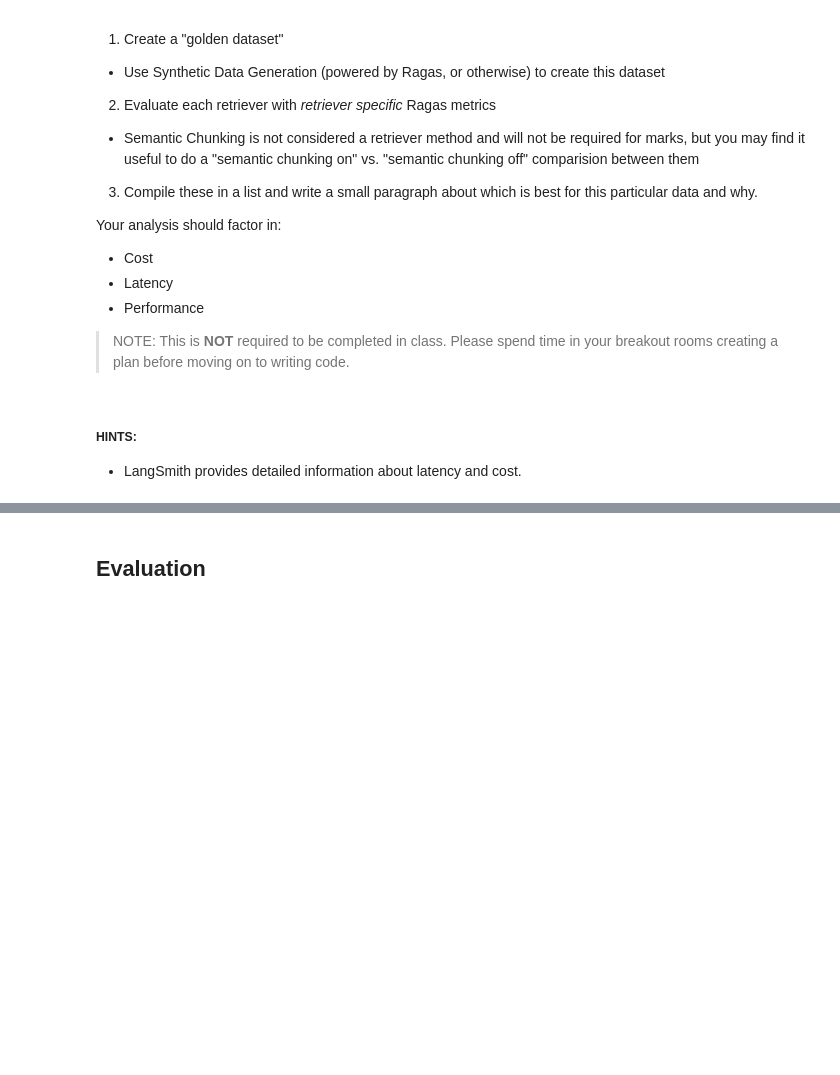
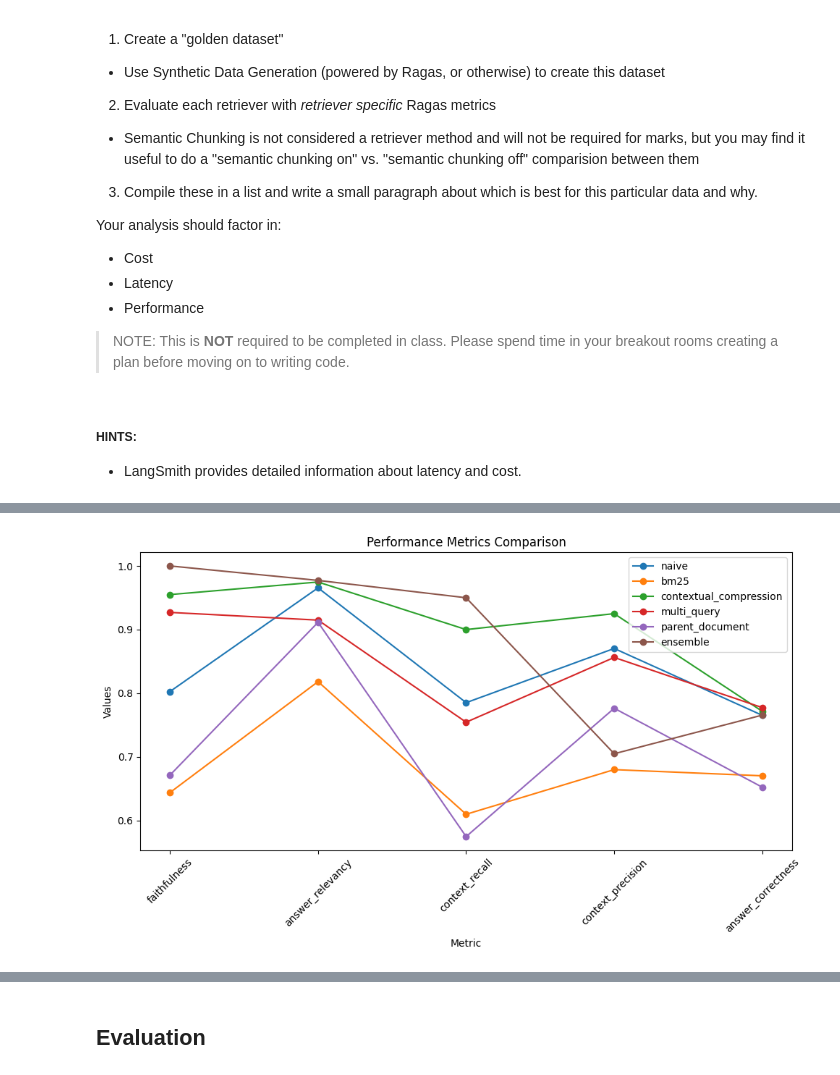
Before and after one commit to yinong0313/AIE4, a Jupyter notebook: Week 7/Day 2/Advanced_Retrieval_with_LangChain_Assignment.ipynb, the cells around one changed output, grey strips where cells are left out. Cells and saved outputs as stored; diff of their text form; code cells hidden in the pictures; blank space fills up the shorter version.

```diff
--- a/Week 7/Day 2/Advanced_Retrieval_with_LangChain_Assignment.ipynb
+++ b/Week 7/Day 2/Advanced_Retrieval_with_LangChain_Assignment.ipynb
@@ -601,0 +608,16 @@ print(documents[0].metadata)
+# %%
+import pandas as pd
+data = {
+    'Metric': ['faithfulness', 'answer_relevancy', 'context_recall', 'context_precision',
+               'answer_correctness','avg latency per run (s)','cost $ for total run (19 traces)'],
+    'naive': [0.802592, 0.965581, 0.785088, 0.870276, 0.765211, 1.63, 0.035147],
+    'bm25': [0.643797, 0.818162, 0.609649, 0.679825, 0.670134, 1.17, 0.0129795],
+    'contextual_compression': [0.955000, 0.974786, 0.900000, 0.925000, 0.771489, 1.88, 0.0116043],
+    'multi_query': [0.926984, 0.914887, 0.754386, 0.856171, 0.777324, 3.49, 0.045859],
+    'parent_document': [0.671199, 0.911416, 0.574561, 0.776316, 0.652208, 1.41, 0.007381],
+    'ensemble': [1.000000, 0.977313, 0.950000, 0.704824, 0.765512, 5.01, 0.058285349]
+
+}
+
+df = pd.DataFrame(data)
+df
@@ -601,0 +633,16 @@ print(documents[0].metadata)
+# %%
+import matplotlib.pyplot as plt
+
+# First Plot - Performance Metrics Comparison
+plt.figure(figsize=(10, 6))
+for col in df.columns[1:]:
+    plt.plot(df['Metric'][:5], df[col][:5], marker='o', label=col)
+plt.xlabel('Metric')
+plt.ylabel('Values')
+plt.title('Performance Metrics Comparison')
+plt.xticks(rotation=45)
+plt.legend()
+plt.tight_layout()
+plt.show()
+# %% [output]
+[figure, added]
```
Also changed, not shown: parts of 34 cells of this notebook.
